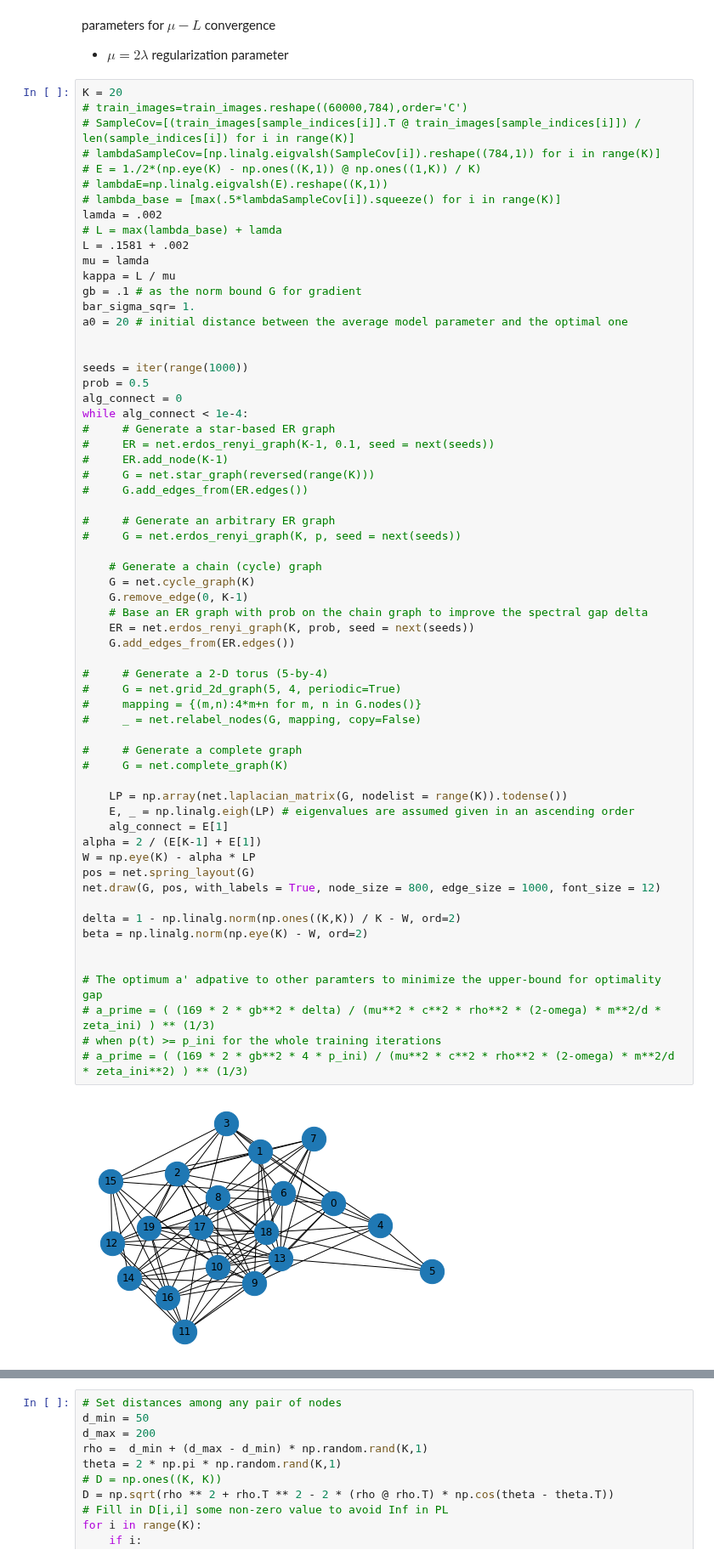
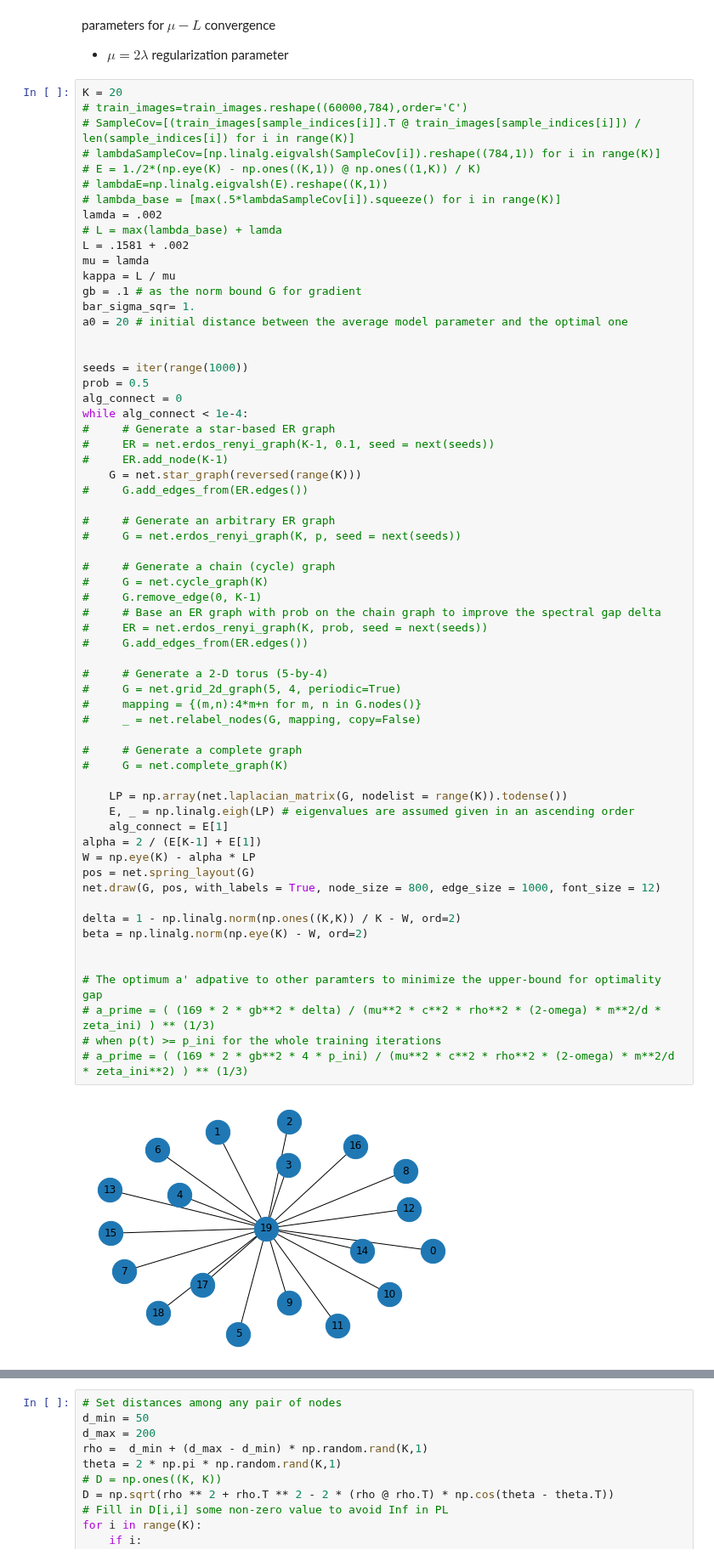
Before and after one commit to Fuzzy-Face/JSAC_FL, a Jupyter notebook: bounds_digital.ipynb, the cells around one changed output, grey strips where cells are left out. Shown at 85% size. Saved outputs shown, nothing was run; the diff lists cells and outputs as text.

```diff
--- a/bounds_digital.ipynb
+++ b/bounds_digital.ipynb
@@ -39,44 +39,44 @@ while alg_connect < 1e-4:
 #     # Generate a star-based ER graph
 #     ER = net.erdos_renyi_graph(K-1, 0.1, seed = next(seeds))
 #     ER.add_node(K-1)
-#     G = net.star_graph(reversed(range(K)))
+    G = net.star_graph(reversed(range(K)))
 #     G.add_edges_from(ER.edges())
 
 #     # Generate an arbitrary ER graph
 #     G = net.erdos_renyi_graph(K, p, seed = next(seeds))
 
-    # Generate a chain (cycle) graph
-    G = net.cycle_graph(K)
-    G.remove_edge(0, K-1)
-    # Base an ER graph with prob on the chain graph to improve the spectral gap delta
-    ER = net.erdos_renyi_graph(K, prob, seed = next(seeds))
-    G.add_edges_from(ER.edges())
+#     # Generate a chain (cycle) graph
+#     G = net.cycle_graph(K)
+#     G.remove_edge(0, K-1)
+#     # Base an ER graph with prob on the chain graph to improve the spectral gap delta
+#     ER = net.erdos_renyi_graph(K, prob, seed = next(seeds))
+#     G.add_edges_from(ER.edges())
 
 #     # Generate a 2-D torus (5-by-4)
 #     G = net.grid_2d_graph(5, 4, periodic=True)
 #     mapping = {(m,n):4*m+n for m, n in G.nodes()}
 #     _ = net.relabel_nodes(G, mapping, copy=False)
 
 #     # Generate a complete graph
 #     G = net.complete_graph(K)
 
     LP = np.array(net.laplacian_matrix(G, nodelist = range(K)).todense())
     E, _ = np.linalg.eigh(LP) # eigenvalues are assumed given in an ascending order
     alg_connect = E[1]
 alpha = 2 / (E[K-1] + E[1])
 W = np.eye(K) - alpha * LP
 pos = net.spring_layout(G)
 net.draw(G, pos, with_labels = True, node_size = 800, edge_size = 1000, font_size = 12)
 
 delta = 1 - np.linalg.norm(np.ones((K,K)) / K - W, ord=2)
 beta = np.linalg.norm(np.eye(K) - W, ord=2)
 
 
 # The optimum a' adpative to other paramters to minimize the upper-bound for optimality gap
 # a_prime = ( (169 * 2 * gb**2 * delta) / (mu**2 * c**2 * rho**2 * (2-omega) * m**2/d * zeta_ini) ) ** (1/3)
 # when p(t) >= p_ini for the whole training iterations
 # a_prime = ( (169 * 2 * gb**2 * 4 * p_ini) / (mu**2 * c**2 * rho**2 * (2-omega) * m**2/d * zeta_ini**2) ) ** (1/3)
 # %% [output]
-[figure, old version]
+[figure, new version]
 # %%
 delta
```
Also changed, not shown: parts of 20 cells of this notebook, 3 other files.
